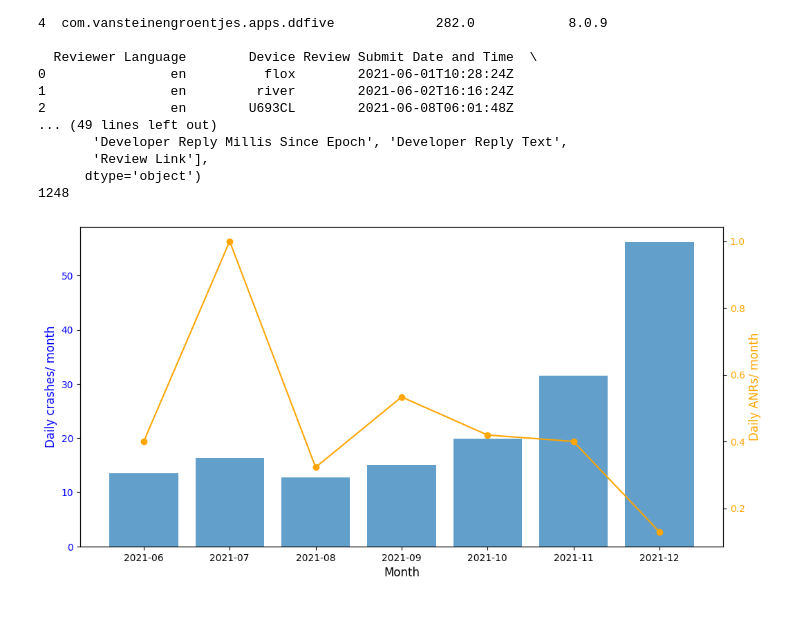
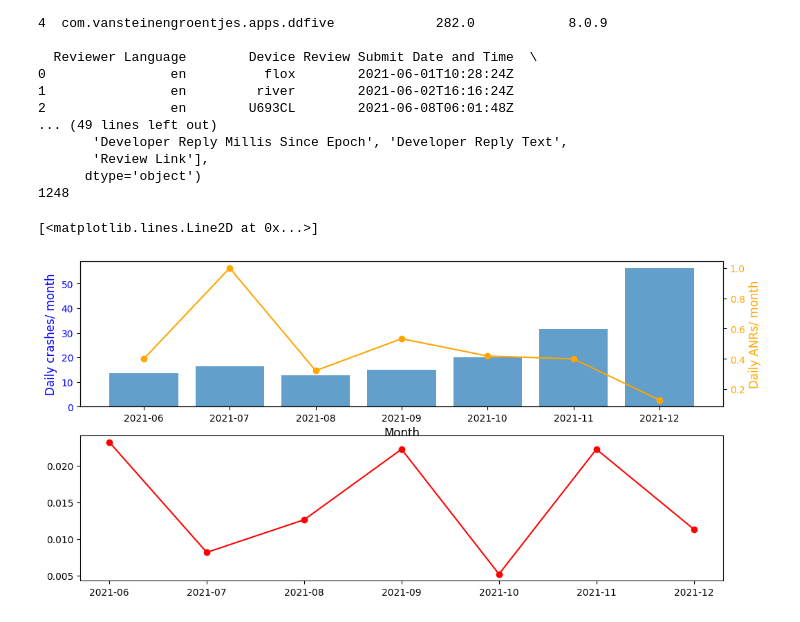
Before and after one commit to poparares6/Visual-Analytics, a Jupyter notebook: Visual Analytics/Visual Analytics.ipynb, the cells around one changed output. Cells and saved outputs as stored; diff of their text form; code cells hidden in the pictures.

```diff
--- a/Visual Analytics/Visual Analytics.ipynb
+++ b/Visual Analytics/Visual Analytics.ipynb
@@ -226,39 +224,42 @@ Combined DataFrame head:
 # %%
 ### ratings as a metric fuck around
 ### checking stats_rating_overview
 # mn = np.mean(stats_ratings_overview_dfs['Daily Average Rating'])
 # print(mn)
 # stats_ratings_overview_dfs.fillna(mn)
 ### bare trash
 ### check country stuff
 stats_ratings_country_dfs['Date'] = pd.to_datetime(stats_ratings_country_dfs['Date'])
 stats_ratings_country_dfs['Month'] = stats_ratings_country_dfs['Date'].dt.to_period('M')
 stats_ratings_country_dfs['Daily Average Rating'] = stats_ratings_country_dfs['Daily Average Rating'].fillna(0)
 stats_ratings_country_dfs.describe()
-### daily average rating per country
+### daily average rating
 group_ratings_by_month = stats_ratings_country_dfs.groupby(['Month']).agg(
     daily_avg_per_country = ('Daily Average Rating', 'mean'),
-)
+).reset_index()
 group_ratings_by_month['Daily Average Rating per Month'] = group_ratings_by_month['daily_avg_per_country'] * 100
 stats_crashes_dfs['Date'] = pd.to_datetime(stats_crashes_dfs['Date'])
 stats_crashes_dfs['Month'] = stats_crashes_dfs['Date'].dt.to_period('M')
 group_crashes_by_month = stats_crashes_dfs.groupby(['Month']).agg(
     daily_avg_crashes = ('Daily Crashes', 'mean'),
     daily_avg_anr = ('Daily ANRs', 'mean')
 ).reset_index()
 group_crashes_by_month
-### TODO look at the graphs and how yap about it
-fig, ax1=plt.subplots(figsize=(12, 6))
+
+fig, (ax1, ax2)=plt.subplots(2, 1, figsize=(12, 6))
 
 ax1.bar(group_crashes_by_month['Month'].astype(str), group_crashes_by_month['daily_avg_crashes'], label='Avg rating / Month', alpha=0.7)
 ax1.set_xlabel('Month', fontsize=12)
 ax1.set_ylabel('Daily crashes/ month', color='blue', fontsize=12)
 ax1.tick_params(axis='y', labelcolor='blue')
 
 
-ax2 = ax1.twinx()
-ax2.plot(group_crashes_by_month['Month'].astype(str), group_crashes_by_month['daily_avg_anr'], color='orange', marker='o')
-ax2.set_ylabel('Daily ANRs/ month', color='orange', fontsize=12)
-ax2.tick_params(axis='y', labelcolor='orange')
+axf = ax1.twinx()
+axf.plot(group_crashes_by_month['Month'].astype(str), group_crashes_by_month['daily_avg_anr'], color='orange', marker='o')
+axf.set_ylabel('Daily ANRs/ month', color='orange', fontsize=12)
+axf.tick_params(axis='y', labelcolor='orange')
+
+ax2.plot(group_ratings_by_month['Month'].astype(str), group_ratings_by_month['daily_avg_per_country'], color='red', marker='o')
 # %% [output]
+[<matplotlib.lines.Line2D at 0x...>]
-[figure, old version]
+[figure, new version]
```
Also changed, not shown: parts of 5 cells of this notebook, 2 other files.
